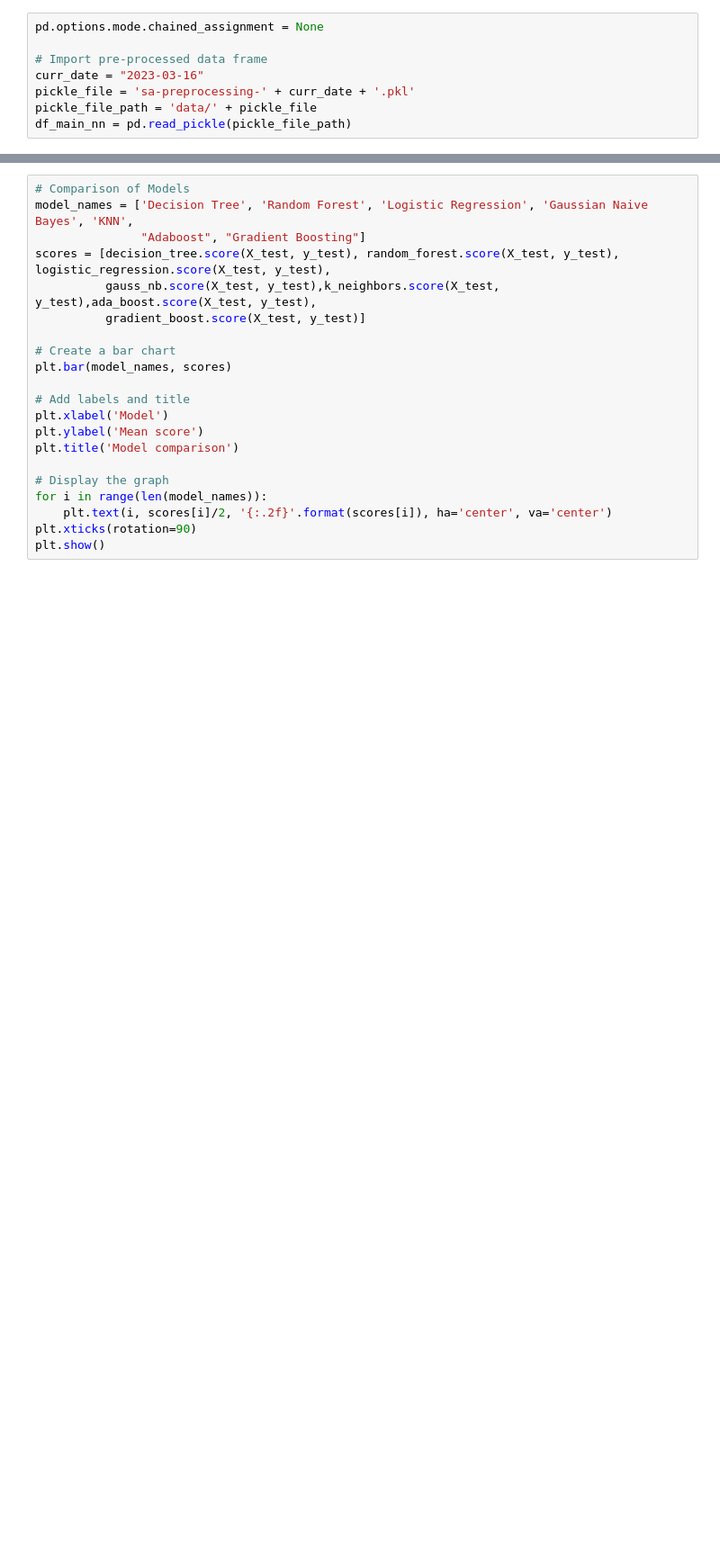
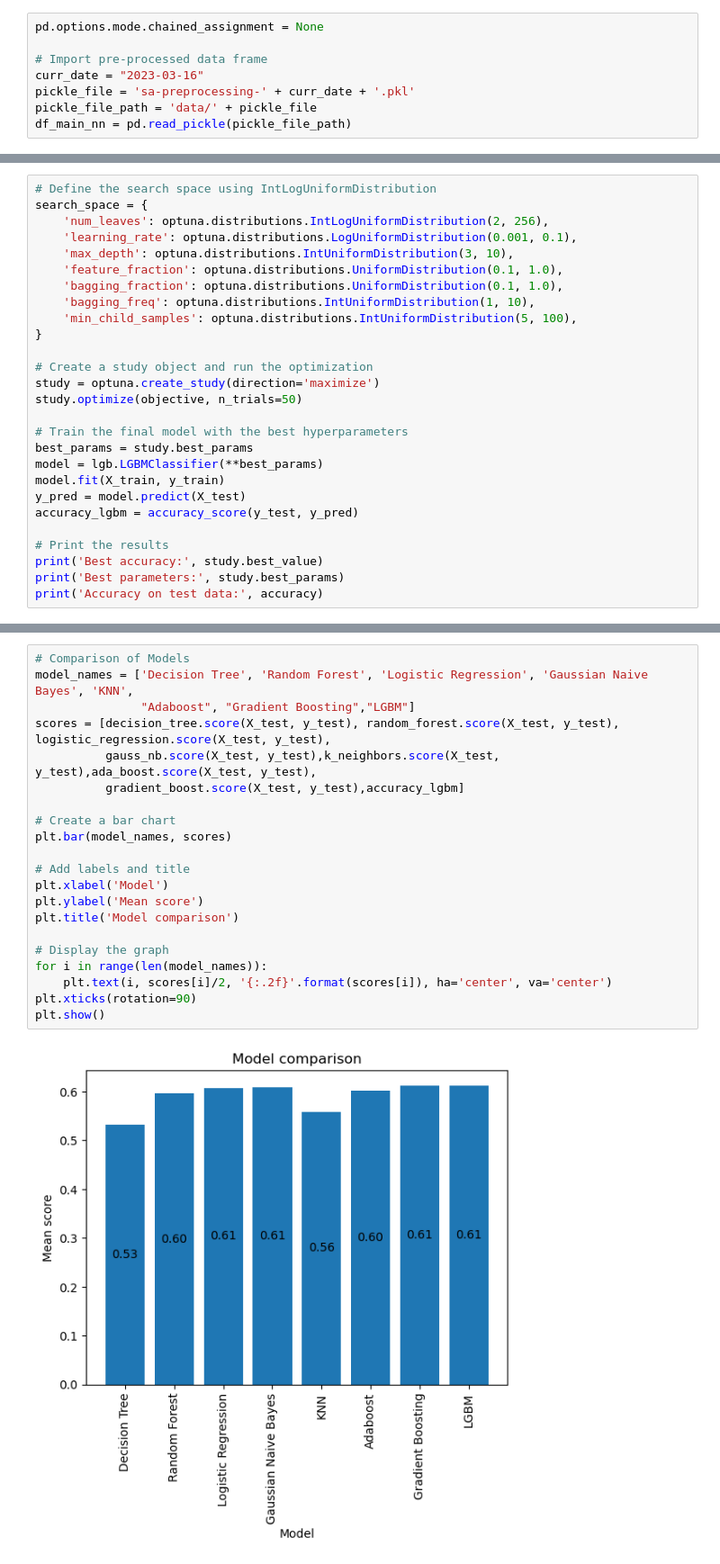
Before and after one commit to mannanrehbari/ml-project-soccer-analysis, a Jupyter notebook: soccer-analysis-training-and-predictions.ipynb, the cells around one changed output, grey strips where cells are left out. Shown at 90% size. Drawn from its saved outputs; the diff is of its cells as text; blank space fills up the shorter version.

```diff
--- a/soccer-analysis-training-and-predictions.ipynb
+++ b/soccer-analysis-training-and-predictions.ipynb
@@ -142,0 +229,27 @@ print(gradient_boost.score(X_test, y_test))
+# %%
+# Define the search space using IntLogUniformDistribution
+search_space = {
+    'num_leaves': optuna.distributions.IntLogUniformDistribution(2, 256),
+    'learning_rate': optuna.distributions.LogUniformDistribution(0.001, 0.1),
+    'max_depth': optuna.distributions.IntUniformDistribution(3, 10),
+    'feature_fraction': optuna.distributions.UniformDistribution(0.1, 1.0),
+    'bagging_fraction': optuna.distributions.UniformDistribution(0.1, 1.0),
+    'bagging_freq': optuna.distributions.IntUniformDistribution(1, 10),
+    'min_child_samples': optuna.distributions.IntUniformDistribution(5, 100),
+}
+
+# Create a study object and run the optimization
+study = optuna.create_study(direction='maximize')
+study.optimize(objective, n_trials=50)
+
+# Train the final model with the best hyperparameters
+best_params = study.best_params
+model = lgb.LGBMClassifier(**best_params)
+model.fit(X_train, y_train)
+y_pred = model.predict(X_test)
+accuracy_lgbm = accuracy_score(y_test, y_pred)
+
+# Print the results
+print('Best accuracy:', study.best_value)
+print('Best parameters:', study.best_params)
+print('Accuracy on test data:', accuracy)
@@ -143,21 +311,23 @@ print(gradient_boost.score(X_test, y_test))
 # %%
 # Comparison of Models
 model_names = ['Decision Tree', 'Random Forest', 'Logistic Regression', 'Gaussian Naive Bayes', 'KNN',
-               "Adaboost", "Gradient Boosting"]
+               "Adaboost", "Gradient Boosting","LGBM"]
 scores = [decision_tree.score(X_test, y_test), random_forest.score(X_test, y_test), logistic_regression.score(X_test, y_test),
           gauss_nb.score(X_test, y_test),k_neighbors.score(X_test, y_test),ada_boost.score(X_test, y_test),
-          gradient_boost.score(X_test, y_test)]
+          gradient_boost.score(X_test, y_test),accuracy_lgbm]
 
 # Create a bar chart
 plt.bar(model_names, scores)
 
 # Add labels and title
 plt.xlabel('Model')
 plt.ylabel('Mean score')
 plt.title('Model comparison')
 
 # Display the graph
 for i in range(len(model_names)):
     plt.text(i, scores[i]/2, '{:.2f}'.format(scores[i]), ha='center', va='center')
 plt.xticks(rotation=90)
 plt.show()
+# %% [output]
+[figure, added]
```
Also changed, not shown: parts of 14 cells of this notebook.
